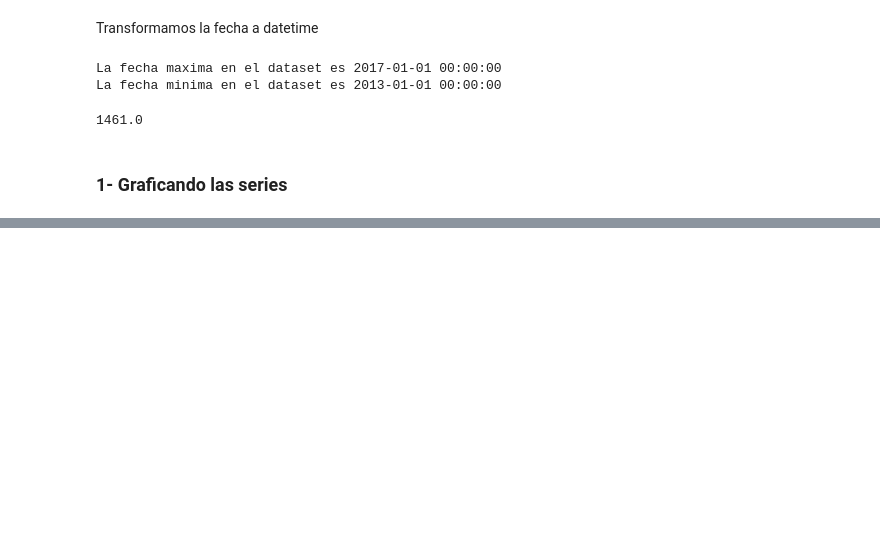
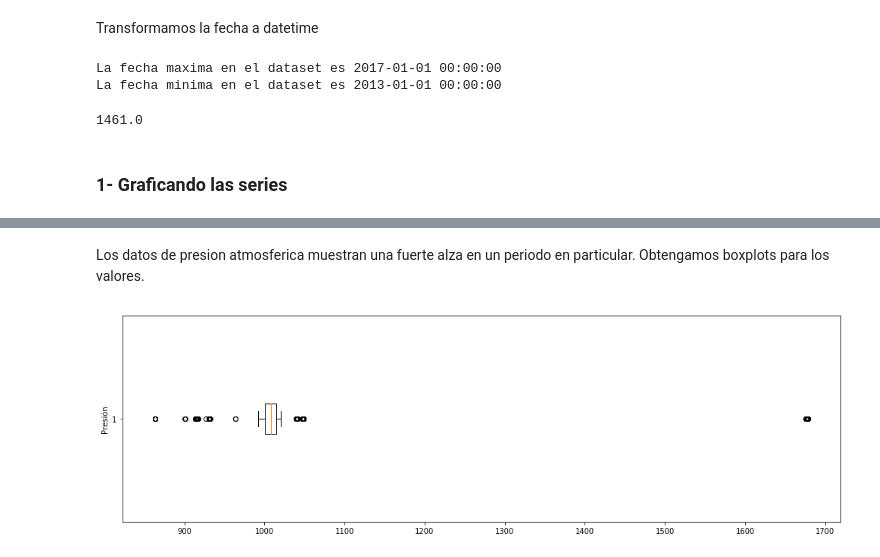
Before and after one commit to PamelaMunozCaceres/Python-Study, a Jupyter notebook: Jugando con Series de Tiempo.ipynb, the cells around one changed output, grey strips where cells are left out. Saved outputs shown, nothing was run; the diff lists cells and outputs as text; code cells hidden in the pictures; blank space fills up the shorter version.

```diff
--- a/Jugando con Series de Tiempo.ipynb
+++ b/Jugando con Series de Tiempo.ipynb
@@ -55,0 +113,9 @@ print(dias)
+# %% [markdown]
+Los datos de presion atmosferica muestran una fuerte alza en un periodo en particular. Obtengamos boxplots para los valores.
+# %%
+fig, ax = plt.subplots(figsize=(17,5))
+ax.boxplot(df_train['meanpressure_smooth'], vert=False)
+ax.set_ylabel("Presión")
+plt.show()
+# %% [output]
+[figure, added]
```
Also changed, not shown: parts of 6 cells of this notebook.
